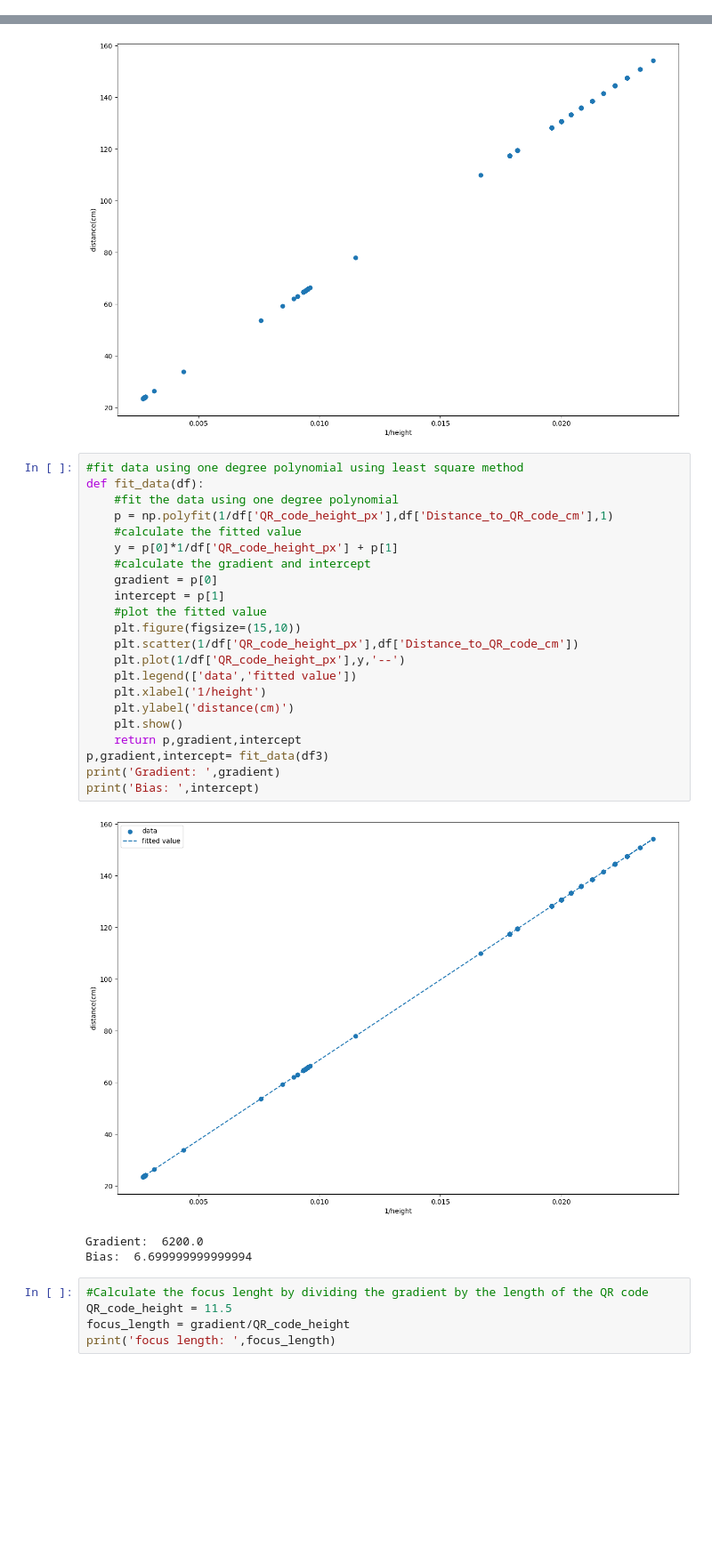
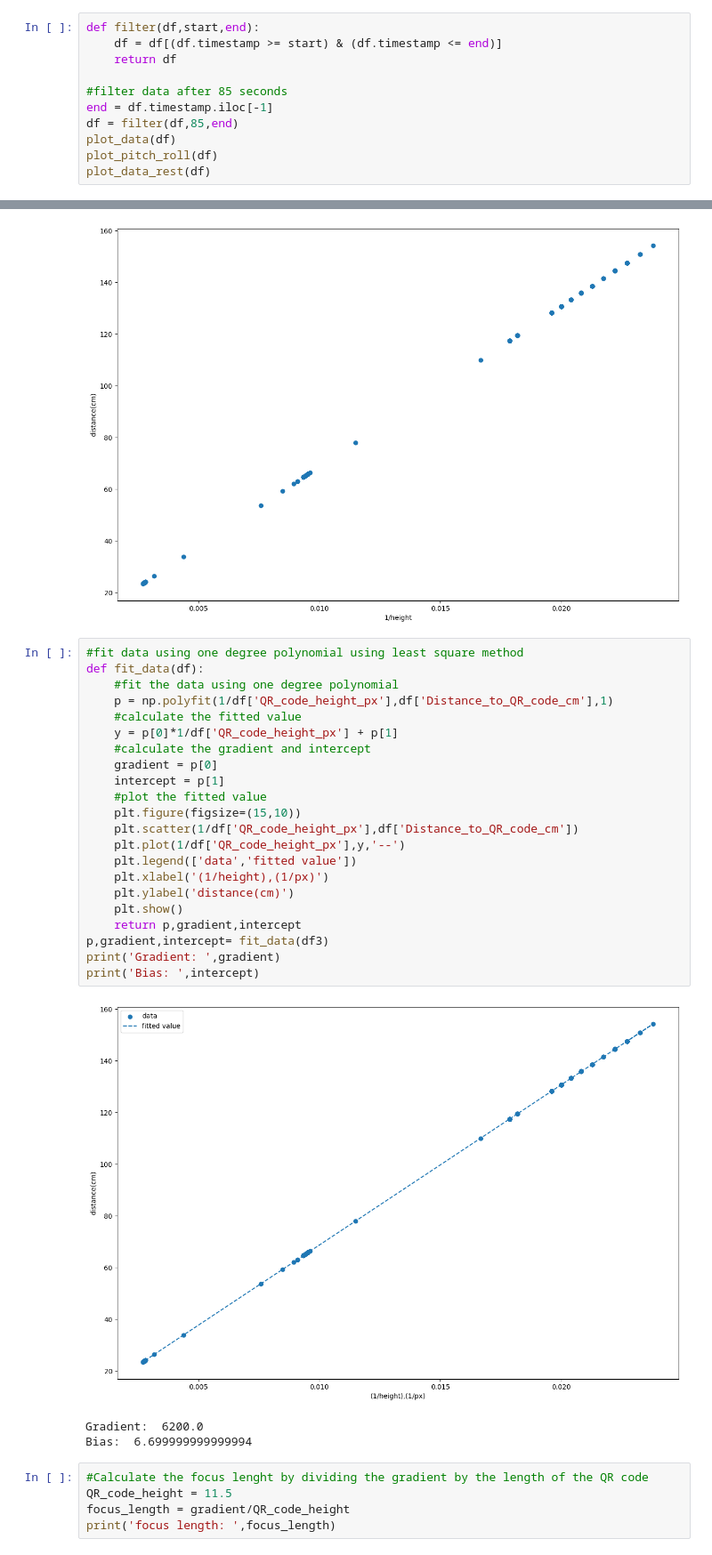
Before and after one commit to Nandu-Jagdish/BasicsOfSensorFusion23_Aalto, a Jupyter notebook: Project/part1.ipynb, the cells around one changed output, grey strips where cells are left out. Shown at 89% size. Saved outputs shown, nothing was run; the diff lists cells and outputs as text; blank space fills up the shorter version.

```diff
--- a/Project/part1.ipynb
+++ b/Project/part1.ipynb
@@ -93,0 +100,11 @@ Task 1b. Determine the bias and variance of the gyroscope in the IMU sensors and
+# %%
+def filter(df,start,end):
+    df = df[(df.timestamp >= start) & (df.timestamp <= end)]
+    return df
+
+#filter data after 85 seconds
+end = df.timestamp.iloc[-1]
+df = filter(df,85,end)
+plot_data(df)
+plot_pitch_roll(df)
+plot_data_rest(df)
@@ -303,27 +311,27 @@ plot_qr_code(df3)
 # %%
 #fit data using one degree polynomial using least square method
 def fit_data(df):
     #fit the data using one degree polynomial
     p = np.polyfit(1/df['QR_code_height_px'],df['Distance_to_QR_code_cm'],1)
     #calculate the fitted value
     y = p[0]*1/df['QR_code_height_px'] + p[1]
     #calculate the gradient and intercept
     gradient = p[0]
     intercept = p[1]
     #plot the fitted value
     plt.figure(figsize=(15,10))
     plt.scatter(1/df['QR_code_height_px'],df['Distance_to_QR_code_cm'])
     plt.plot(1/df['QR_code_height_px'],y,'--')
     plt.legend(['data','fitted value'])
-    plt.xlabel('1/height')
+    plt.xlabel('(1/height),(1/px)')
     plt.ylabel('distance(cm)')
     plt.show()
     return p,gradient,intercept
 p,gradient,intercept= fit_data(df3)
 print('Gradient: ',gradient)
 print('Bias: ',intercept)
 # %% [output]
-[figure, old version]
+[figure, new version]
 Gradient:  6200.0
 Bias:  6.699999999999994
 # %%
```
Also changed, not shown: parts of 15 cells of this notebook, 4 other files.
